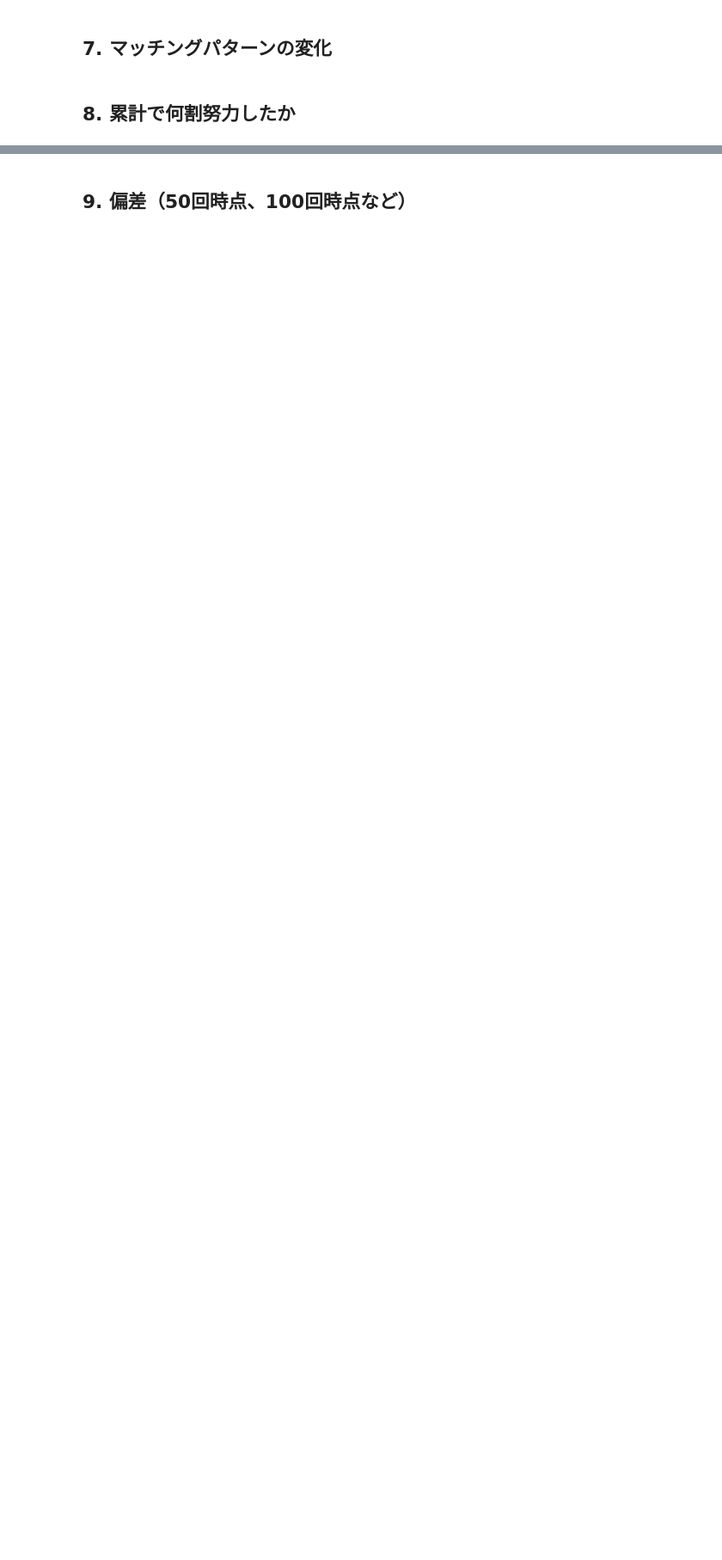
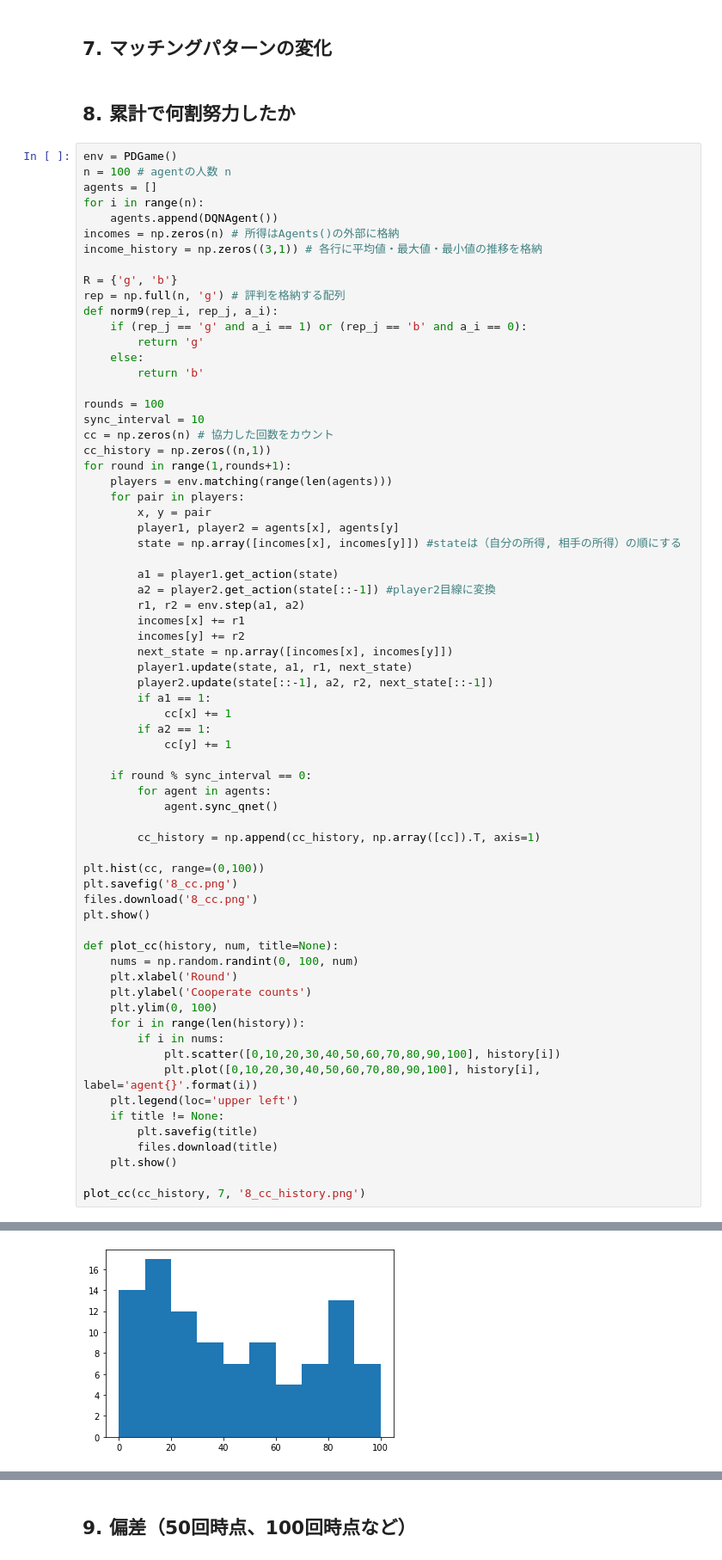
Before and after one commit to UTakeuchi/PDsimulator, a Jupyter notebook: main_case2_dqn.ipynb, the cells around one changed output, grey strips where cells are left out. Shown at 86% size. Drawn from its saved outputs; the diff is of its cells as text; blank space fills up the shorter version.

```diff
--- a/main_case2_dqn.ipynb
+++ b/main_case2_dqn.ipynb
@@ -378,3 +396,72 @@ plot_income_rank(income_history, 10)
 ## 7. マッチングパターンの変化
 # %% [markdown]
 ## 8. 累計で何割努力したか
+# %%
+env = PDGame()
+n = 100 # agentの人数 n
+agents = []
+for i in range(n):
+    agents.append(DQNAgent())
+incomes = np.zeros(n) # 所得はAgents()の外部に格納
+income_history = np.zeros((3,1)) # 各行に平均値・最大値・最小値の推移を格納
+
+R = {'g', 'b'}
+rep = np.full(n, 'g') # 評判を格納する配列
+def norm9(rep_i, rep_j, a_i):
+    if (rep_j == 'g' and a_i == 1) or (rep_j == 'b' and a_i == 0):
+        return 'g'
+    else:
+        return 'b'
+
+rounds = 100
+sync_interval = 10
+cc = np.zeros(n) # 協力した回数をカウント
+cc_history = np.zeros((n,1))
+for round in range(1,rounds+1):
+    players = env.matching(range(len(agents)))
+    for pair in players:
+        x, y = pair
+        player1, player2 = agents[x], agents[y]
+        state = np.array([incomes[x], incomes[y]]) #stateは（自分の所得, 相手の所得）の順にする
+
+        a1 = player1.get_action(state)
+        a2 = player2.get_action(state[::-1]) #player2目線に変換
+        r1, r2 = env.step(a1, a2)
+        incomes[x] += r1
+        incomes[y] += r2
+        next_state = np.array([incomes[x], incomes[y]])
+        player1.update(state, a1, r1, next_state)
+        player2.update(state[::-1], a2, r2, next_state[::-1])
+        if a1 == 1:
+            cc[x] += 1
+        if a2 == 1:
+            cc[y] += 1
+
+    if round % sync_interval == 0:
+        for agent in agents:
+            agent.sync_qnet()
+
+        cc_history = np.append(cc_history, np.array([cc]).T, axis=1)
+
+plt.hist(cc, range=(0,100))
+plt.savefig('8_cc.png')
+files.download('8_cc.png')
+plt.show()
+
+def plot_cc(history, num, title=None):
+    nums = np.random.randint(0, 100, num)
+    plt.xlabel('Round')
+    plt.ylabel('Cooperate counts')
+    plt.ylim(0, 100)
+    for i in range(len(history)):
+        if i in nums:
+            plt.scatter([0,10,20,30,40,50,60,70,80,90,100], history[i])
+            plt.plot([0,10,20,30,40,50,60,70,80,90,100], history[i], label='agent{}'.format(i))
+    plt.legend(loc='upper left')
+    if title != None:
+        plt.savefig(title)
+        files.download(title)
+    plt.show()
+
+plot_cc(cc_history, 7, '8_cc_history.png')
+# %% [output]
@@ -380,0 +470 @@ plot_income_rank(income_history, 10)
+[figure, added]
```
Also changed, not shown: parts of 10 cells of this notebook.
